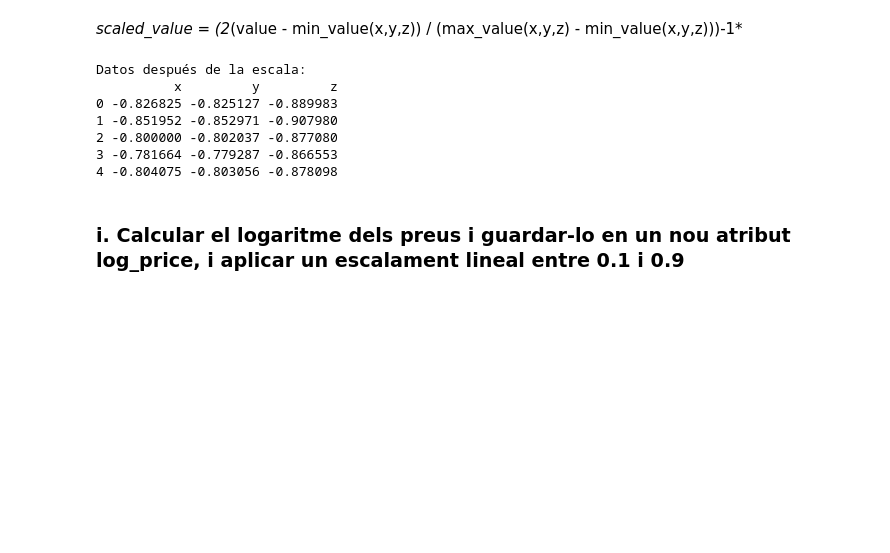
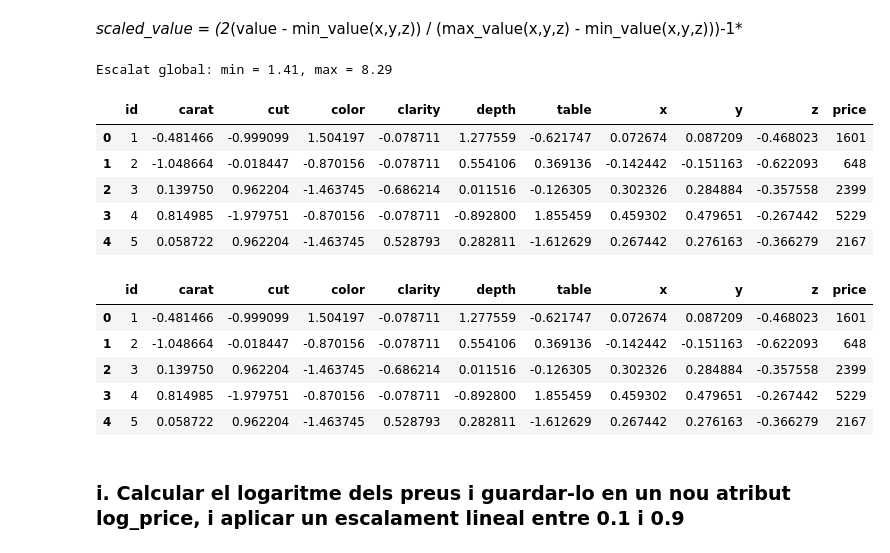
Before and after one commit to Douuniia22/AAMD_P1, a Jupyter notebook: practica.ipynb, the cells around one changed output. Saved outputs shown, nothing was run; the diff lists cells and outputs as text; code cells hidden in the pictures; blank space fills up the shorter version.

```diff
--- a/practica.ipynb
+++ b/practica.ipynb
@@ -358,25 +393,43 @@ dtype: float64
 Per escalar els atributs de forma cojunta entre -1 i 1 hem utilitzat una tècnica d'escalat basada en el mínim i màxim conjunt per a les tres variables
 # %% [markdown]
 *scaled_value = (2*(value - min_value(x,y,z)) / (max_value(x,y,z) - min_value(x,y,z)))-1*
-# %%
-# Encontrar el valor mínimo y máximo global de las tres columnas
-min_value = df_train[['x', 'y', 'z']].min().min()
-max_value = df_train[['x', 'y', 'z']].max().max()
-
-# Escalar las tres columnas entre -1 y 1 de forma conjunta
-df_train[['x', 'y', 'z']] = 2 * ((df_train[['x', 'y', 'z']] - min_value) / (max_value - min_value)) - 1
-
-# Ver los resultados después de la escala
-print("\nDatos después de la escala:")
-print(df_train[['x', 'y', 'z']].head())
-# %% [output]
-Datos después de la escala:
-          x         y         z
-0 -0.826825 -0.825127 -0.889983
-1 -0.851952 -0.852971 -0.907980
-2 -0.800000 -0.802037 -0.877080
-3 -0.781664 -0.779287 -0.866553
-4 -0.804075 -0.803056 -0.878098
+# %%
+xyz_all = pd.concat([
+    df_train[['x', 'y', 'z']],
+    df_test[['x', 'y', 'z']]
+], ignore_index=True)
+
+# Convertim a array pla i trobem min i max globals
+xyz_values = xyz_all.values.flatten()
+min_xyz = xyz_values.min()
+max_xyz = xyz_values.max()
+
+print(f"Escalat global: min = {min_xyz}, max = {max_xyz}")
+
+# Funció d’escalat conjunt
+def escala_xyz(df, min_val, max_val):
+    return 2 * (df[['x', 'y', 'z']] - min_val) / (max_val - min_val) - 1
+
+# Apliquem al train i al test
+df_train[['x', 'y', 'z']] = escala_xyz(df_train, min_xyz, max_xyz)
+df_test[['x', 'y', 'z']] = escala_xyz(df_test, min_xyz, max_xyz)
+
+display(df_train.head())
+display(df_train.head())
+# %% [output]
+Escalat global: min = 1.41, max = 8.29
+|  | id | carat | cut | color | clarity | depth | table | x | y | z | price |
+| 0 | 1 | -0.481466 | -0.999099 | 1.504197 | -0.078711 | 1.277559 | -0.621747 | 0.072674 | 0.087209 | -0.468023 | 1601 |
+| 1 | 2 | -1.048664 | -0.018447 | -0.870156 | -0.078711 | 0.554106 | 0.369136 | -0.142442 | -0.151163 | -0.622093 | 648 |
+| 2 | 3 | 0.139750 | 0.962204 | -1.463745 | -0.686214 | 0.011516 | -0.126305 | 0.302326 | 0.284884 | -0.357558 | 2399 |
+| 3 | 4 | 0.814985 | -1.979751 | -0.870156 | -0.078711 | -0.892800 | 1.855459 | 0.459302 | 0.479651 | -0.267442 | 5229 |
+| 4 | 5 | 0.058722 | 0.962204 | -1.463745 | 0.528793 | 0.282811 | -1.612629 | 0.267442 | 0.276163 | -0.366279 | 2167 |
+|  | id | carat | cut | color | clarity | depth | table | x | y | z | price |
+| 0 | 1 | -0.481466 | -0.999099 | 1.504197 | -0.078711 | 1.277559 | -0.621747 | 0.072674 | 0.087209 | -0.468023 | 1601 |
+| 1 | 2 | -1.048664 | -0.018447 | -0.870156 | -0.078711 | 0.554106 | 0.369136 | -0.142442 | -0.151163 | -0.622093 | 648 |
+| 2 | 3 | 0.139750 | 0.962204 | -1.463745 | -0.686214 | 0.011516 | -0.126305 | 0.302326 | 0.284884 | -0.357558 | 2399 |
+| 3 | 4 | 0.814985 | -1.979751 | -0.870156 | -0.078711 | -0.892800 | 1.855459 | 0.459302 | 0.479651 | -0.267442 | 5229 |
+| 4 | 5 | 0.058722 | 0.962204 | -1.463745 | 0.528793 | 0.282811 | -1.612629 | 0.267442 | 0.276163 | -0.366279 | 2167 |
 # %% [markdown]
 ### i. Calcular el logaritme dels preus i guardar-lo en un nou atribut log_price, i aplicar un escalament lineal entre 0.1 i 0.9
 # %%
```
Also changed, not shown: parts of 30 cells of this notebook, 1 other file.
